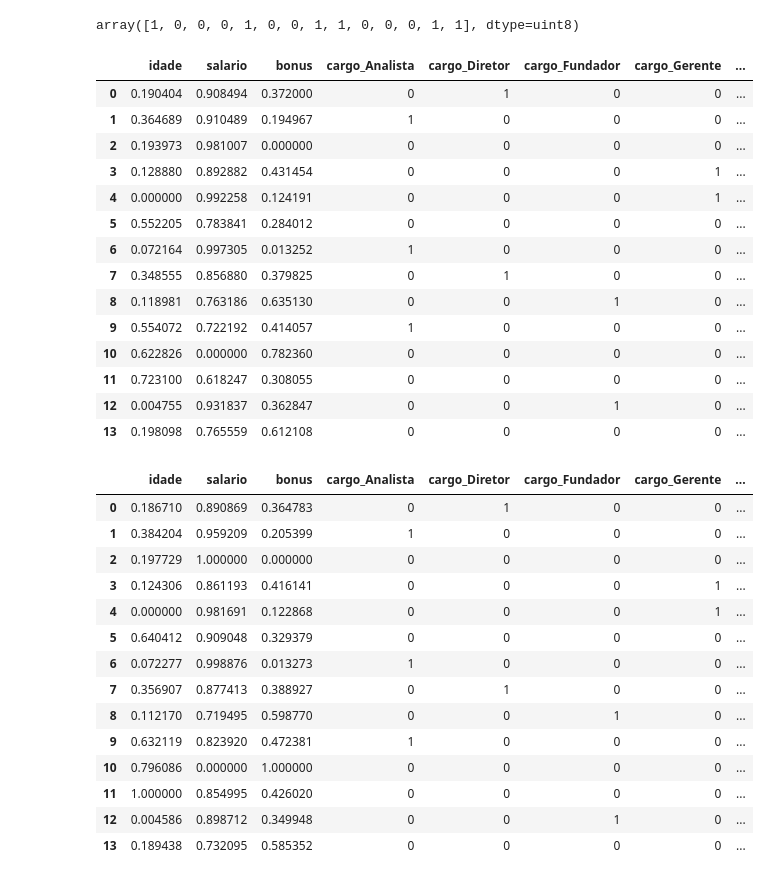
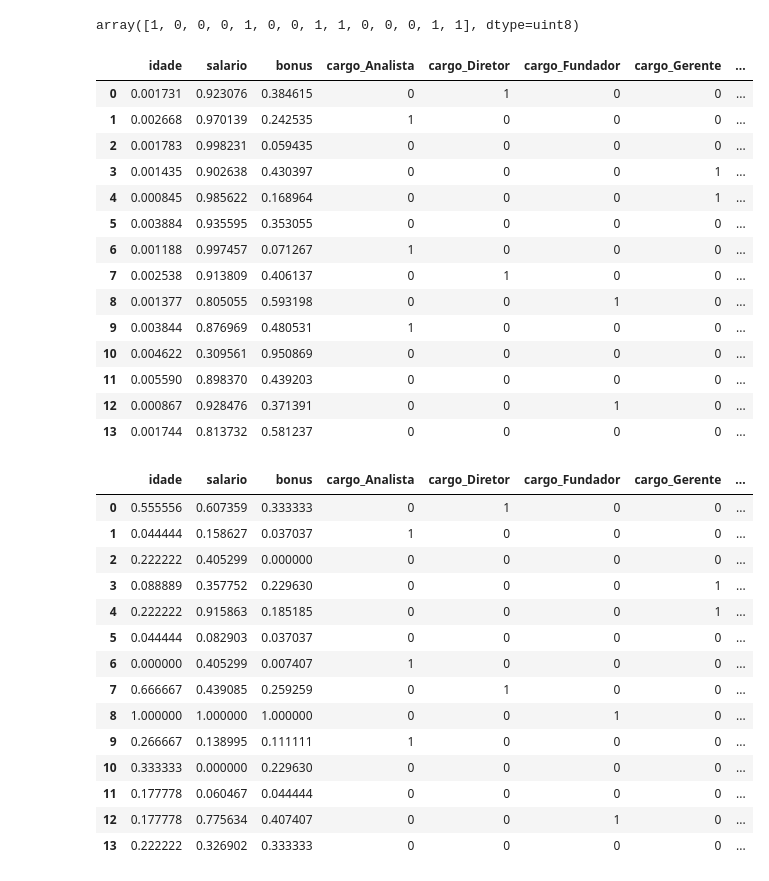
Before and after one commit to CaiqueCoelho/Preprocessing-Dataset-Template, a Jupyter notebook: Pre-Processing-Template-Example-2.ipynb, the cells around one changed output. Drawn from its saved outputs; the diff is of its cells as text; code cells hidden in the pictures.

```diff
--- a/Pre-Processing-Template-Example-2.ipynb
+++ b/Pre-Processing-Template-Example-2.ipynb
@@ -193,43 +198,43 @@ array([1, 0, 0, 0, 1, 0, 0, 1, 1, 0, 0, 0, 1, 1], dtype=uint8)
 #labelencoder_X = LabelEncoder() #labelEnconder will transform categorical values in numbers
 #X[:, 0] = labelencoder_X.fit_transform(X[:, 0])
 # %%
-X_normalize = X
+X_normalize = X.copy()
 X_normalize[['idade', 'salario', 'bonus']] = Normalizer().fit_transform(X[['idade', 'salario', 'bonus']])
 X_normalize
 # %% [output]
 |  | idade | salario | bonus | cargo_Analista | cargo_Diretor | cargo_Fundador | cargo_Gerente | ... |
-| 0 | 0.190404 | 0.908494 | 0.372000 | 0 | 1 | 0 | 0 | ... |
-| 1 | 0.364689 | 0.910489 | 0.194967 | 1 | 0 | 0 | 0 | ... |
-| 2 | 0.193973 | 0.981007 | 0.000000 | 0 | 0 | 0 | 0 | ... |
-| 3 | 0.128880 | 0.892882 | 0.431454 | 0 | 0 | 0 | 1 | ... |
-| 4 | 0.000000 | 0.992258 | 0.124191 | 0 | 0 | 0 | 1 | ... |
-| 5 | 0.552205 | 0.783841 | 0.284012 | 0 | 0 | 0 | 0 | ... |
-| 6 | 0.072164 | 0.997305 | 0.013252 | 1 | 0 | 0 | 0 | ... |
-| 7 | 0.348555 | 0.856880 | 0.379825 | 0 | 1 | 0 | 0 | ... |
-| 8 | 0.118981 | 0.763186 | 0.635130 | 0 | 0 | 1 | 0 | ... |
-| 9 | 0.554072 | 0.722192 | 0.414057 | 1 | 0 | 0 | 0 | ... |
-| 10 | 0.622826 | 0.000000 | 0.782360 | 0 | 0 | 0 | 0 | ... |
-| 11 | 0.723100 | 0.618247 | 0.308055 | 0 | 0 | 0 | 0 | ... |
-| 12 | 0.004755 | 0.931837 | 0.362847 | 0 | 0 | 1 | 0 | ... |
-| 13 | 0.198098 | 0.765559 | 0.612108 | 0 | 0 | 0 | 0 | ... |
+| 0 | 0.001731 | 0.923076 | 0.384615 | 0 | 1 | 0 | 0 | ... |
+| 1 | 0.002668 | 0.970139 | 0.242535 | 1 | 0 | 0 | 0 | ... |
+| 2 | 0.001783 | 0.998231 | 0.059435 | 0 | 0 | 0 | 0 | ... |
+| 3 | 0.001435 | 0.902638 | 0.430397 | 0 | 0 | 0 | 1 | ... |
+| 4 | 0.000845 | 0.985622 | 0.168964 | 0 | 0 | 0 | 1 | ... |
+| 5 | 0.003884 | 0.935595 | 0.353055 | 0 | 0 | 0 | 0 | ... |
+| 6 | 0.001188 | 0.997457 | 0.071267 | 1 | 0 | 0 | 0 | ... |
+| 7 | 0.002538 | 0.913809 | 0.406137 | 0 | 1 | 0 | 0 | ... |
+| 8 | 0.001377 | 0.805055 | 0.593198 | 0 | 0 | 1 | 0 | ... |
+| 9 | 0.003844 | 0.876969 | 0.480531 | 1 | 0 | 0 | 0 | ... |
+| 10 | 0.004622 | 0.309561 | 0.950869 | 0 | 0 | 0 | 0 | ... |
+| 11 | 0.005590 | 0.898370 | 0.439203 | 0 | 0 | 0 | 0 | ... |
+| 12 | 0.000867 | 0.928476 | 0.371391 | 0 | 0 | 1 | 0 | ... |
+| 13 | 0.001744 | 0.813732 | 0.581237 | 0 | 0 | 0 | 0 | ... |
 # %%
-X_minMax = X
+X_minMax = X.copy()
 X_minMax[['idade', 'salario', 'bonus']] = MinMaxScaler().fit_transform(X[['idade', 'salario', 'bonus']])
 X_minMax
 # %% [output]
 |  | idade | salario | bonus | cargo_Analista | cargo_Diretor | cargo_Fundador | cargo_Gerente | ... |
-| 0 | 0.186710 | 0.890869 | 0.364783 | 0 | 1 | 0 | 0 | ... |
-| 1 | 0.384204 | 0.959209 | 0.205399 | 1 | 0 | 0 | 0 | ... |
-| 2 | 0.197729 | 1.000000 | 0.000000 | 0 | 0 | 0 | 0 | ... |
-| 3 | 0.124306 | 0.861193 | 0.416141 | 0 | 0 | 0 | 1 | ... |
-| 4 | 0.000000 | 0.981691 | 0.122868 | 0 | 0 | 0 | 1 | ... |
-| 5 | 0.640412 | 0.909048 | 0.329379 | 0 | 0 | 0 | 0 | ... |
-| 6 | 0.072277 | 0.998876 | 0.013273 | 1 | 0 | 0 | 0 | ... |
-| 7 | 0.356907 | 0.877413 | 0.388927 | 0 | 1 | 0 | 0 | ... |
-| 8 | 0.112170 | 0.719495 | 0.598770 | 0 | 0 | 1 | 0 | ... |
-| 9 | 0.632119 | 0.823920 | 0.472381 | 1 | 0 | 0 | 0 | ... |
-| 10 | 0.796086 | 0.000000 | 1.000000 | 0 | 0 | 0 | 0 | ... |
-| 11 | 1.000000 | 0.854995 | 0.426020 | 0 | 0 | 0 | 0 | ... |
-| 12 | 0.004586 | 0.898712 | 0.349948 | 0 | 0 | 1 | 0 | ... |
-| 13 | 0.189438 | 0.732095 | 0.585352 | 0 | 0 | 0 | 0 | ... |
+| 0 | 0.555556 | 0.607359 | 0.333333 | 0 | 1 | 0 | 0 | ... |
+| 1 | 0.044444 | 0.158627 | 0.037037 | 1 | 0 | 0 | 0 | ... |
+| 2 | 0.222222 | 0.405299 | 0.000000 | 0 | 0 | 0 | 0 | ... |
+| 3 | 0.088889 | 0.357752 | 0.229630 | 0 | 0 | 0 | 1 | ... |
+| 4 | 0.222222 | 0.915863 | 0.185185 | 0 | 0 | 0 | 1 | ... |
+| 5 | 0.044444 | 0.082903 | 0.037037 | 0 | 0 | 0 | 0 | ... |
+| 6 | 0.000000 | 0.405299 | 0.007407 | 1 | 0 | 0 | 0 | ... |
+| 7 | 0.666667 | 0.439085 | 0.259259 | 0 | 1 | 0 | 0 | ... |
+| 8 | 1.000000 | 1.000000 | 1.000000 | 0 | 0 | 1 | 0 | ... |
+| 9 | 0.266667 | 0.138995 | 0.111111 | 1 | 0 | 0 | 0 | ... |
+| 10 | 0.333333 | 0.000000 | 0.229630 | 0 | 0 | 0 | 0 | ... |
+| 11 | 0.177778 | 0.060467 | 0.044444 | 0 | 0 | 0 | 0 | ... |
+| 12 | 0.177778 | 0.775634 | 0.407407 | 0 | 0 | 1 | 0 | ... |
+| 13 | 0.222222 | 0.326902 | 0.333333 | 0 | 0 | 0 | 0 | ... |
 # %%
```
Also changed, not shown: parts of 18 cells of this notebook.
